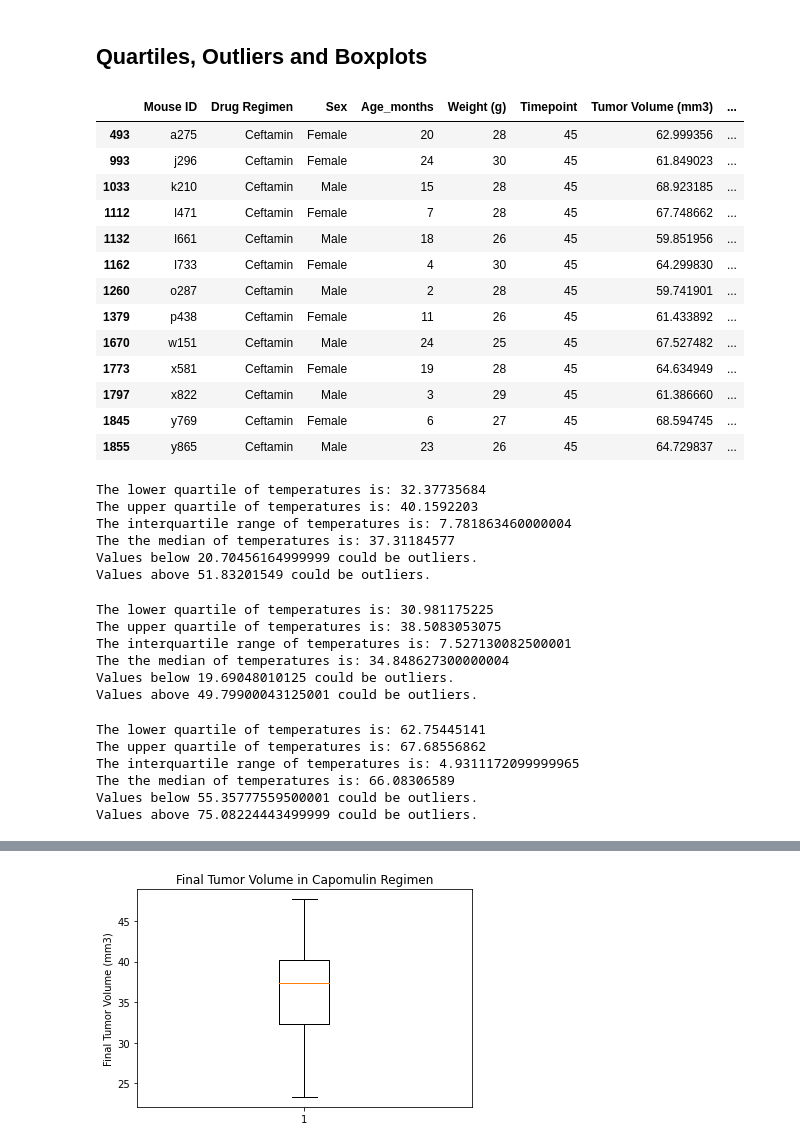
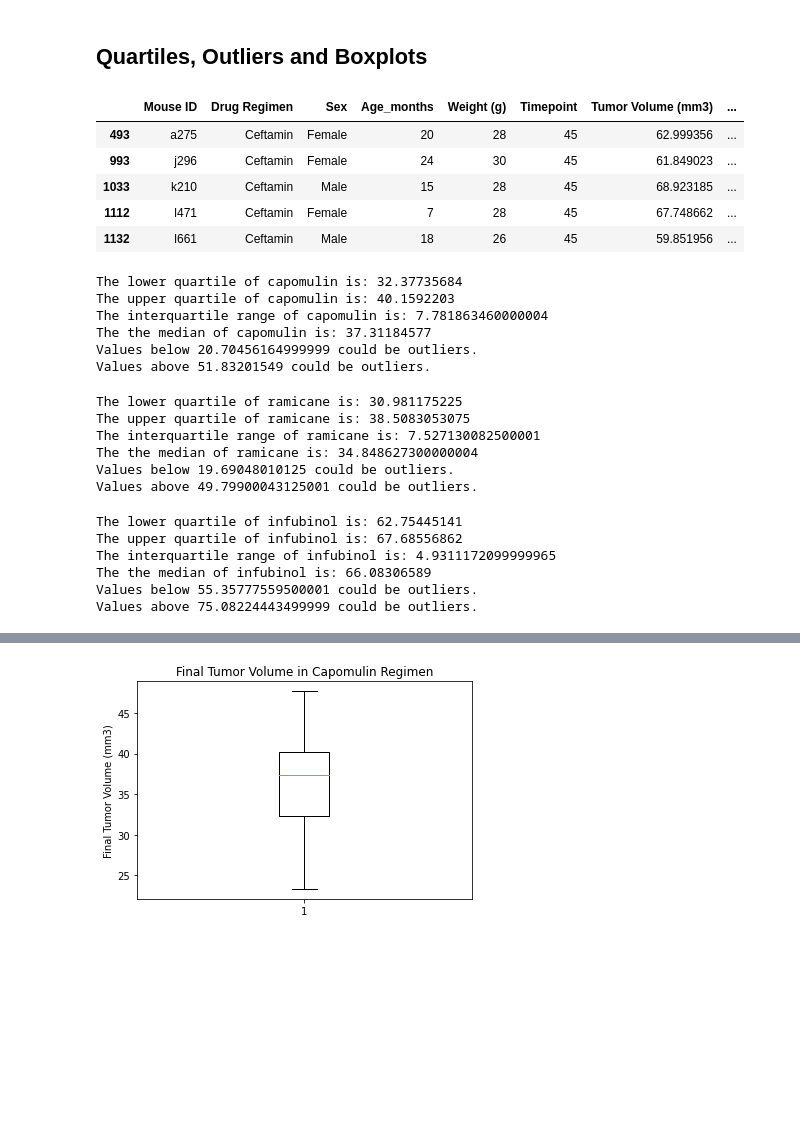
Before and after one commit to eddyannobil/Pymaceuticals, a Jupyter notebook: pymaceuticals_starter.ipynb, the cells around one changed output, grey strips where cells are left out. Drawn from its saved outputs; the diff is of its cells as text; code cells hidden in the pictures; blank space fills up the shorter version.

```diff
--- a/pymaceuticals_starter.ipynb
+++ b/pymaceuticals_starter.ipynb
@@ -252,47 +228,38 @@ gender_df.plot(kind='pie',y = "Mouse ID",ax=ax1, autopct='%1.1f%%',
 # %%
 # Calculate the final tumor volume of each mouse across four of the treatment regimens:
 # Capomulin, Ramicane, Infubinol, and Ceftamin
 
 # Start by getting the last (greatest) timepoint for each mouse
 sorted_data = clean_data.sort_values(["Drug Regimen", "Mouse ID", "Timepoint"], ascending=True)
-sorted_data.head(50)
+sorted_data.head()
 
 # Select final volume of each mouse
 final_volume = sorted_data.loc[sorted_data["Timepoint"] == 45]
-final_volume.head(50)
+final_volume.head()
 
 # Select data for Capomulin regimen
 cap_data = final_volume[final_volume['Drug Regimen'].isin(['Capomulin'])]
-cap_data.head(50)
+cap_data.head()
 
 ram_data = final_volume[final_volume['Drug Regimen'].isin(['Ramicane'])]
-ram_data.head(50)
+ram_data.head()
 
 inf_data = final_volume[final_volume['Drug Regimen'].isin(['Infubinol'])]
-inf_data.head(50)
+inf_data.head()
 
 cef_data = final_volume[final_volume['Drug Regimen'].isin(['Ceftamin'])]
-cef_data.head(50)
-
+cef_data.head()
 
 
 
 # Merge this group df with the original dataframe to get the tumor volume at the last timepoint
 # %% [output]
 |  | Mouse ID | Drug Regimen | Sex | Age_months | Weight (g) | Timepoint | Tumor Volume (mm3) | ... |
 | 493 | a275 | Ceftamin | Female | 20 | 28 | 45 | 62.999356 | ... |
 | 993 | j296 | Ceftamin | Female | 24 | 30 | 45 | 61.849023 | ... |
 | 1033 | k210 | Ceftamin | Male | 15 | 28 | 45 | 68.923185 | ... |
 | 1112 | l471 | Ceftamin | Female | 7 | 28 | 45 | 67.748662 | ... |
 | 1132 | l661 | Ceftamin | Male | 18 | 26 | 45 | 59.851956 | ... |
-| 1162 | l733 | Ceftamin | Female | 4 | 30 | 45 | 64.299830 | ... |
-| 1260 | o287 | Ceftamin | Male | 2 | 28 | 45 | 59.741901 | ... |
-| 1379 | p438 | Ceftamin | Female | 11 | 26 | 45 | 61.433892 | ... |
-| 1670 | w151 | Ceftamin | Male | 24 | 25 | 45 | 67.527482 | ... |
-| 1773 | x581 | Ceftamin | Female | 19 | 28 | 45 | 64.634949 | ... |
-| 1797 | x822 | Ceftamin | Male | 3 | 29 | 45 | 61.386660 | ... |
-| 1845 | y769 | Ceftamin | Female | 6 | 27 | 45 | 68.594745 | ... |
-| 1855 | y865 | Ceftamin | Male | 23 | 26 | 45 | 64.729837 | ... |
 # %%
 # Put treatments into a list for for loop (and later for plot labels)
 
@@ -323,29 +290,20 @@ lowerq = quartiles[0.25]
 upperq = quartiles[0.75]
 iqr = upperq-lowerq
 
-print(f"The lower quartile of temperatures is: {lowerq}")
-print(f"The upper quartile of temperatures is: {upperq}")
-print(f"The interquartile range of temperatures is: {iqr}")
-print(f"The the median of temperatures is: {quartiles[0.5]} ")
+print(f"The lower quartile of capomulin is: {lowerq}")
+print(f"The upper quartile of capomulin is: {upperq}")
+print(f"The interquartile range of capomulin is: {iqr}")
+print(f"The the median of capomulin is: {quartiles[0.5]} ")
 
 lower_bound = lowerq - (1.5*iqr)
 upper_bound = upperq + (1.5*iqr)
 print(f"Values below {lower_bound} could be outliers.")
 print(f"Values above {upper_bound} could be outliers.")
-
-
-
-
-    # Locate the rows which contain mice on each drug and get the tumor volumes
-
-
-    # add subset
-    # Determine outliers using upper and lower bounds
 # %% [output]
-The lower quartile of temperatures is: 32.37735684
-The upper quartile of temperatures is: 40.1592203
-The interquartile range of temperatures is: 7.781863460000004
-The the median of temperatures is: 37.31184577
+The lower quartile of capomulin is: 32.37735684
+The upper quartile of capomulin is: 40.1592203
+The interquartile range of capomulin is: 7.781863460000004
+The the median of capomulin is: 37.31184577
 Values below 20.70456164999999 could be outliers.
 Values above 51.83201549 could be outliers.
 # %%
@@ -354,20 +312,20 @@ lowerq = quartiles[0.25]
 upperq = quartiles[0.75]
 iqr = upperq-lowerq
 
-print(f"The lower quartile of temperatures is: {lowerq}")
-print(f"The upper quartile of temperatures is: {upperq}")
-print(f"The interquartile range of temperatures is: {iqr}")
-print(f"The the median of temperatures is: {quartiles[0.5]} ")
+print(f"The lower quartile of ramicane is: {lowerq}")
+print(f"The upper quartile of ramicane is: {upperq}")
+print(f"The interquartile range of ramicane is: {iqr}")
+print(f"The the median of ramicane is: {quartiles[0.5]} ")
 
 lower_bound = lowerq - (1.5*iqr)
 upper_bound = upperq + (1.5*iqr)
 print(f"Values below {lower_bound} could be outliers.")
 print(f"Values above {upper_bound} could be outliers.")
 # %% [output]
-The lower quartile of temperatures is: 30.981175225
-The upper quartile of temperatures is: 38.5083053075
-The interquartile range of temperatures is: 7.527130082500001
-The the median of temperatures is: 34.848627300000004
+The lower quartile of ramicane is: 30.981175225
+The upper quartile of ramicane is: 38.5083053075
+The interquartile range of ramicane is: 7.527130082500001
+The the median of ramicane is: 34.848627300000004
 Values below 19.69048010125 could be outliers.
 Values above 49.79900043125001 could be outliers.
 # %%
@@ -376,20 +334,20 @@ lowerq = quartiles[0.25]
 upperq = quartiles[0.75]
 iqr = upperq-lowerq
 
-print(f"The lower quartile of temperatures is: {lowerq}")
-print(f"The upper quartile of temperatures is: {upperq}")
-print(f"The interquartile range of temperatures is: {iqr}")
-print(f"The the median of temperatures is: {quartiles[0.5]} ")
+print(f"The lower quartile of infubinol is: {lowerq}")
+print(f"The upper quartile of infubinol is: {upperq}")
+print(f"The interquartile range of infubinol is: {iqr}")
+print(f"The the median of infubinol is: {quartiles[0.5]} ")
 
 lower_bound = lowerq - (1.5*iqr)
 upper_bound = upperq + (1.5*iqr)
 print(f"Values below {lower_bound} could be outliers.")
 print(f"Values above {upper_bound} could be outliers.")
 # %% [output]
-The lower quartile of temperatures is: 62.75445141
-The upper quartile of temperatures is: 67.68556862
-The interquartile range of temperatures is: 4.9311172099999965
-The the median of temperatures is: 66.08306589
+The lower quartile of infubinol is: 62.75445141
+The upper quartile of infubinol is: 67.68556862
+The interquartile range of infubinol is: 4.9311172099999965
+The the median of infubinol is: 66.08306589
 Values below 55.35777559500001 could be outliers.
 Values above 75.08224443499999 could be outliers.
 # %%
```
Also changed, not shown: parts of 15 cells of this notebook.
